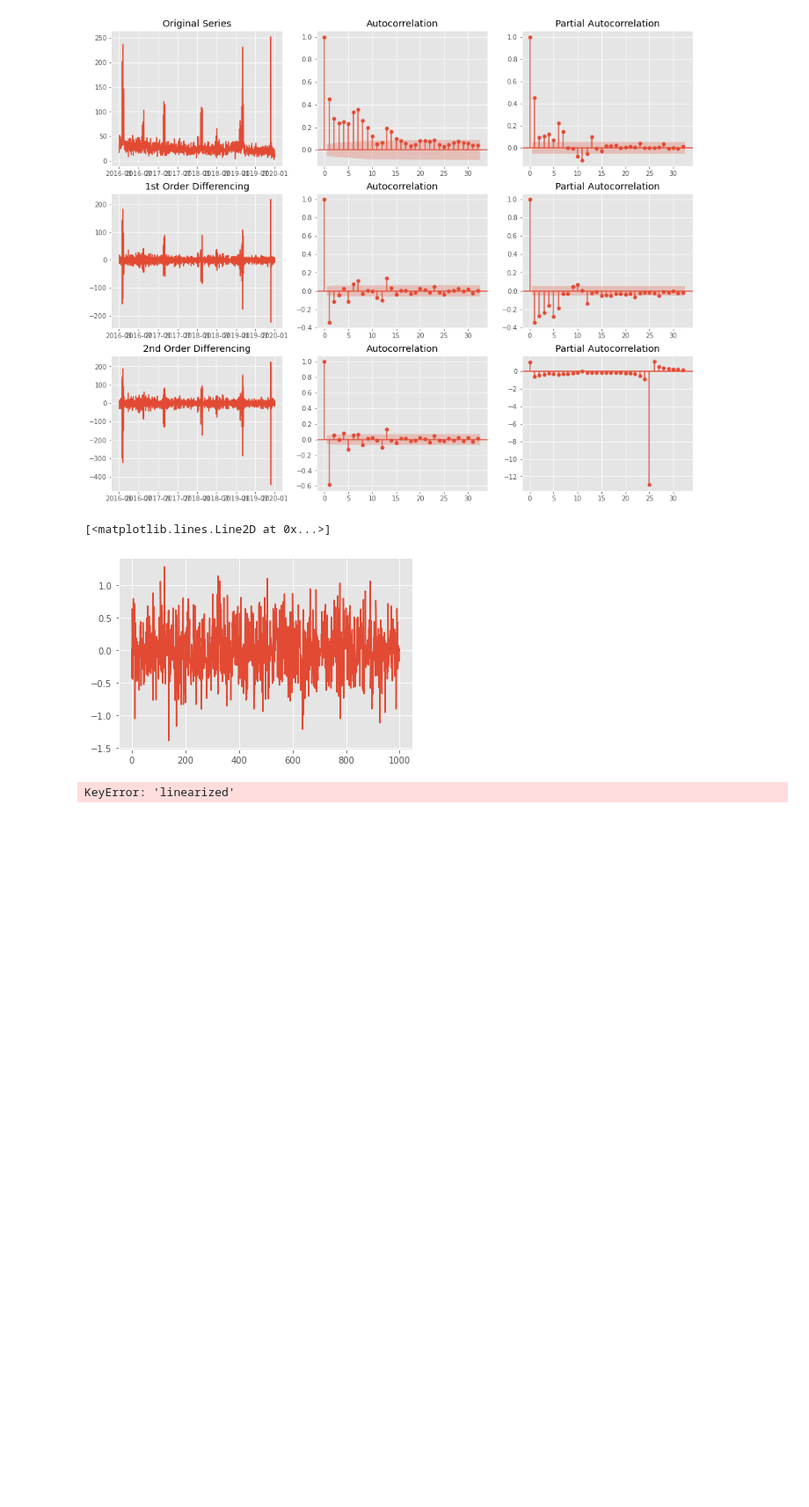
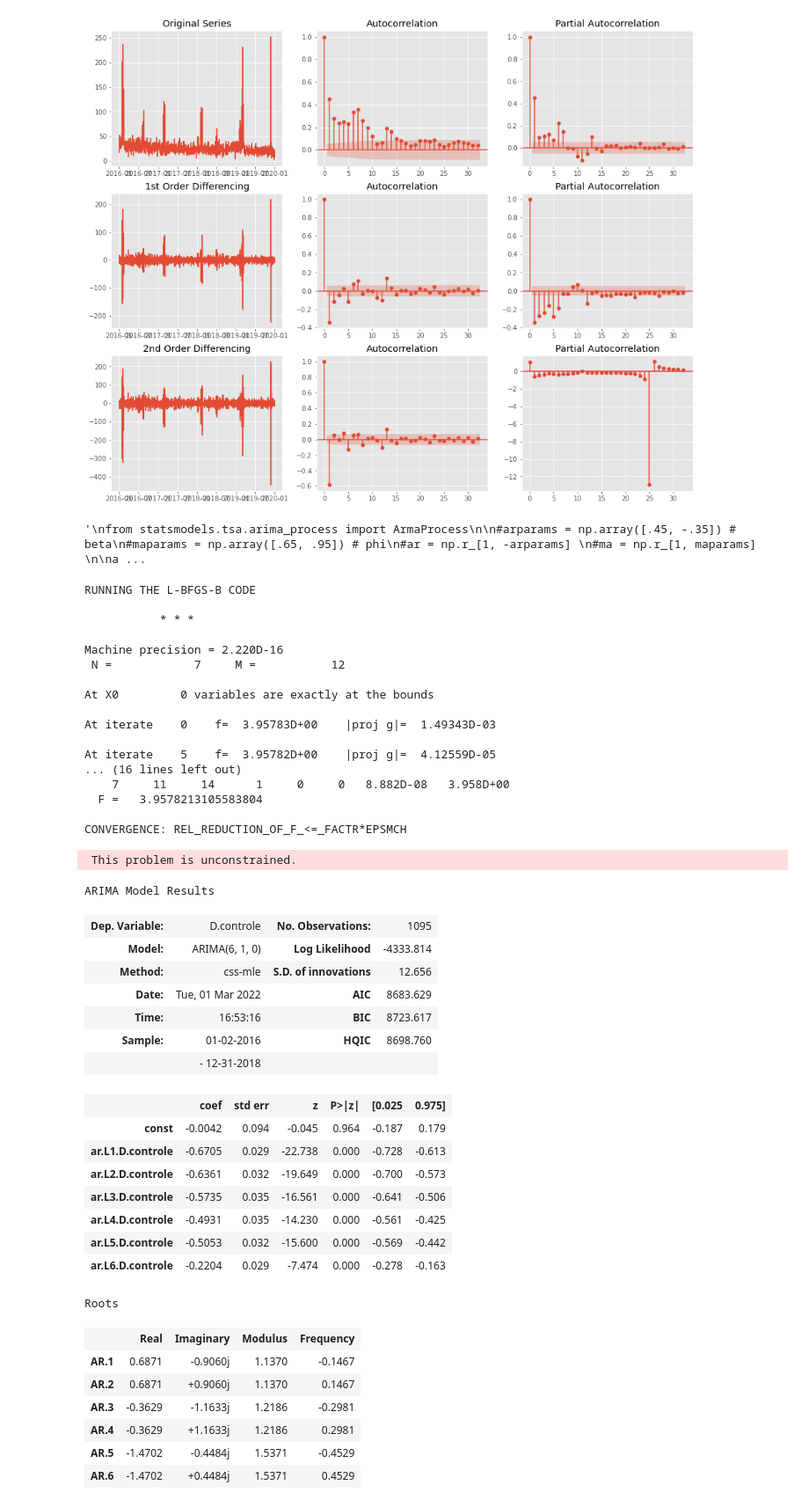
Before and after one commit to black-dalia/event-forecast-rio, a Jupyter notebook: KA notes.ipynb, the cells around one changed output. Shown: that part at 88% size. Drawn from its saved outputs; the diff is of its cells as text; code cells hidden in the pictures; blank space fills up the shorter version.

```diff
--- a/KA notes.ipynb
+++ b/KA notes.ipynb
@@ -315,6 +333,7 @@ plt.show()
 # %% [output]
 [figure]
 # %%
+'''
 from statsmodels.tsa.arima_process import ArmaProcess
 
 #arparams = np.array([.45, -.35]) # beta
@@ -326,6 +345,6 @@ arma_process = ArmaProcess(10, 4)
 
 simulated_data_1=arma_process.generate_sample(nsample=1000)
 plt.plot(simulated_data_1)
+'''
 # %% [output]
-[<matplotlib.lines.Line2D at 0x...>]
+'\nfrom statsmodels.tsa.arima_process import ArmaProcess\n\n#arparams = np.array([.45, -.35]) # beta\n#maparams = np.array([.65, .95]) # phi\n#ar = np.r_[1, -arparams] \n#ma = np.r_[1, maparams] \n\na ...
-[figure, removed]
@@ -332,9 +355,46 @@ plt.plot(simulated_data_1)
 # %%
-train = df['linearized'][0:150]
-test = df['linearized'][150:]
-
-# Build Model
-arima = ARIMA(train, order=(0, 1, 1))
-arima = arima.fit()
+arima_d1 = arima_d1.fit()
+arima_d1.summary()
 # %% [output]
-KeyError: 'linearized'
+RUNNING THE L-BFGS-B CODE
+
+           * * *
+
+Machine precision = 2.220D-16
+ N =            7     M =           12
+
+At X0         0 variables are exactly at the bounds
+
+At iterate    0    f=  3.95783D+00    |proj g|=  1.49343D-03
+
+At iterate    5    f=  3.95782D+00    |proj g|=  4.12559D-05
+... (16 lines left out)
+    7     11     14      1     0     0   8.882D-08   3.958D+00
+  F =   3.9578213105583804
+
+CONVERGENCE: REL_REDUCTION_OF_F_<=_FACTR*EPSMCH
+ This problem is unconstrained.
+ARIMA Model Results
+| Dep. Variable: | D.controle | No. Observations: | 1095 |
+| Model: | ARIMA(6, 1, 0) | Log Likelihood | -4333.814 |
+| Method: | css-mle | S.D. of innovations | 12.656 |
+| Date: | Tue, 01 Mar 2022 | AIC | 8683.629 |
+| Time: | 16:53:16 | BIC | 8723.617 |
+| Sample: | 01-02-2016 | HQIC | 8698.760 |
+|  | - 12-31-2018 |  |  |
+|  | coef | std err | z | P>|z| | [0.025 | 0.975] |
+| const | -0.0042 | 0.094 | -0.045 | 0.964 | -0.187 | 0.179 |
+| ar.L1.D.controle | -0.6705 | 0.029 | -22.738 | 0.000 | -0.728 | -0.613 |
+| ar.L2.D.controle | -0.6361 | 0.032 | -19.649 | 0.000 | -0.700 | -0.573 |
+| ar.L3.D.controle | -0.5735 | 0.035 | -16.561 | 0.000 | -0.641 | -0.506 |
+| ar.L4.D.controle | -0.4931 | 0.035 | -14.230 | 0.000 | -0.561 | -0.425 |
+| ar.L5.D.controle | -0.5053 | 0.032 | -15.600 | 0.000 | -0.569 | -0.442 |
+| ar.L6.D.controle | -0.2204 | 0.029 | -7.474 | 0.000 | -0.278 | -0.163 |
+Roots
+|  | Real | Imaginary | Modulus | Frequency |
+| AR.1 | 0.6871 | -0.9060j | 1.1370 | -0.1467 |
+| AR.2 | 0.6871 | +0.9060j | 1.1370 | 0.1467 |
+| AR.3 | -0.3629 | -1.1633j | 1.2186 | -0.2981 |
+| AR.4 | -0.3629 | +1.1633j | 1.2186 | 0.2981 |
+| AR.5 | -1.4702 | -0.4484j | 1.5371 | -0.4529 |
+| AR.6 | -1.4702 | +0.4484j | 1.5371 | 0.4529 |
```
Also changed, not shown: parts of 9 cells of this notebook.
